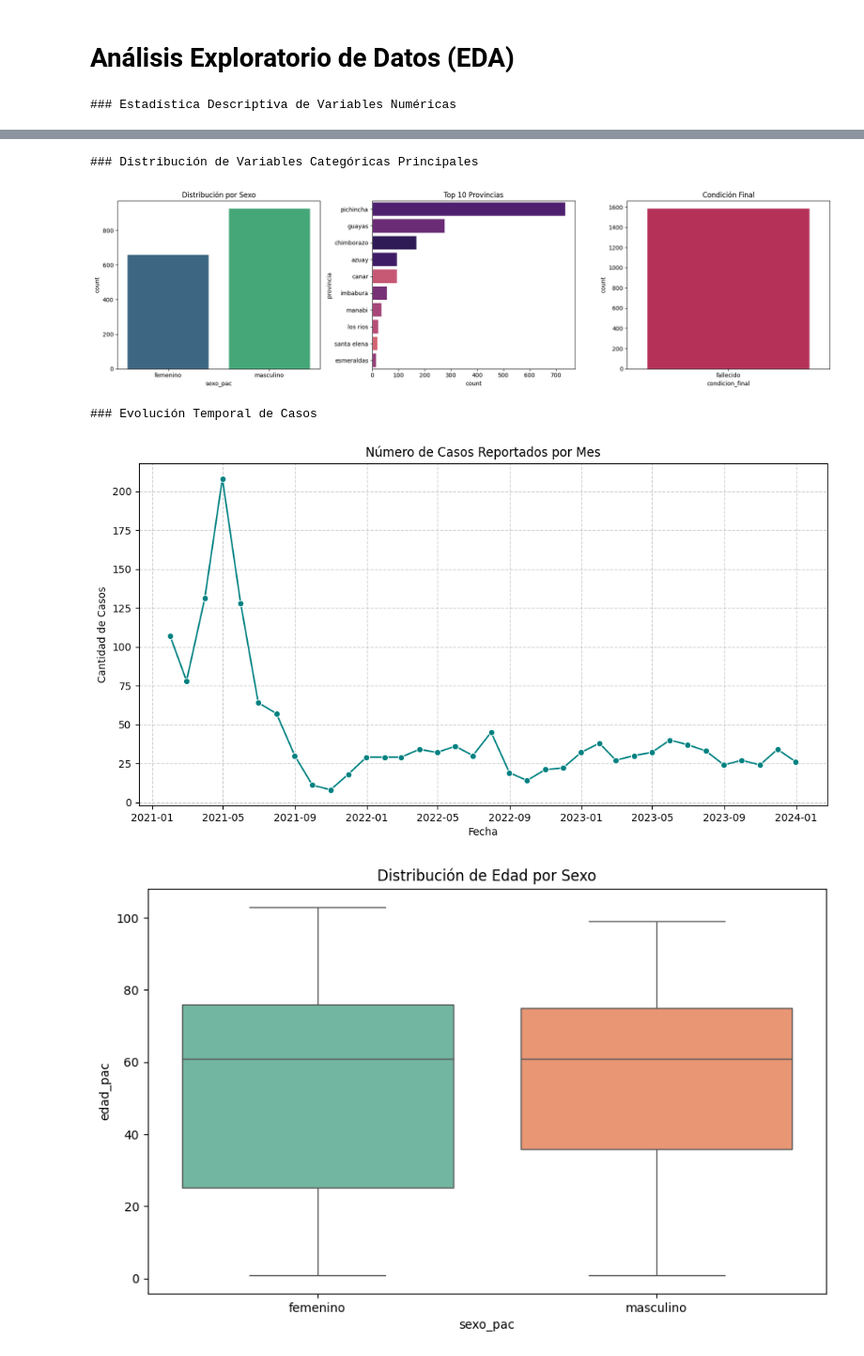
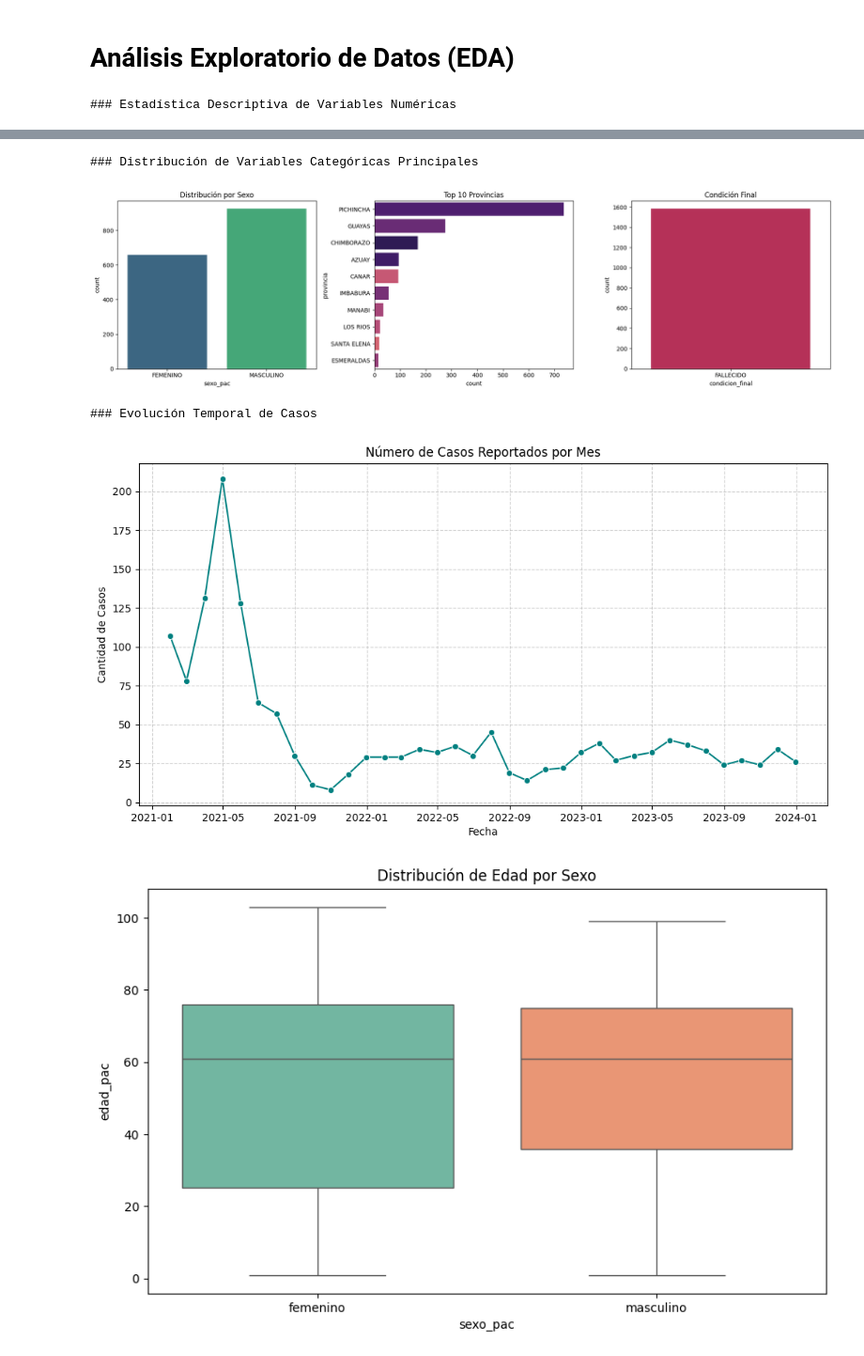
Before and after one commit to monikabenavides/MaestriaUHE, a Jupyter notebook: Actividad1.ipynb, the cells around one changed output, grey strips where cells are left out. Shown at 94% size. Cells and saved outputs as stored; diff of their text form; code cells hidden in the pictures.

Commit message:
Creado con Colab - actualización con limpieza

```diff
--- a/Actividad1.ipynb
+++ b/Actividad1.ipynb
@@ -106,0 +85,36 @@ Columna 'edad_homologada' creada y verificada.
+# %%
+import pandas as pd
+
+# 1. Corrección de caracteres especiales (Sustituir '?' por 'Ñ')
+df = df.replace('\\?', 'Ñ', regex=True)
+
+# 2. Homologación de edad
+def homologar_edad(row):
+    edad = row['edad_pac']
+    tipo = str(row['tipo_edad_pac']).upper()
+    if 'MES' in tipo:
+        return edad / 12
+    elif 'DIA' in tipo:
+        return edad / 365
+    return edad
+
+df['edad_homologada'] = df.apply(homologar_edad, axis=1)
+
+# 3. Estandarización de texto (MAYÚSCULAS y sin espacios)
+columnas_obj = df.select_dtypes(include=['object']).columns
+for col in columnas_obj:
+    df[col] = df[col].astype(str).str.upper().str.strip()
+
+# 4. Manejo de valores nulos en columnas críticas
+df['embarazo'] = df['embarazo'].fillna('NO APLICA')
+df['ingreso_uci'] = df['ingreso_uci'].fillna('NO')
+df['egreso_uci'] = df['egreso_uci'].fillna('NO')
+
+print("Limpieza completada: '?' reemplazado por 'Ñ', edad homologada y todos los textos en MAYÚSCULAS.")
+print(f"El dataset tiene actualmente {df.shape[0]} filas y {df.shape[1]} columnas.")
+
+print("\n--- Primeras 5 filas ---")
+display(df[['edad_pac', 'tipo_edad_pac', 'edad_homologada', 'sexo_pac', 'comorbilidad']].head())
+
+print("\n--- Últimas 5 filas ---")
+display(df[['edad_pac', 'tipo_edad_pac', 'edad_homologada', 'sexo_pac', 'comorbilidad']].tail())
@@ -125,35 +157,36 @@ sns.countplot(data=df, y='provincia', ax=axes[1], palette='magma', order=df['pro
 axes[1].set_title('Top 10 Provincias')
 
 sns.countplot(data=df, x='condicion_final', ax=axes[2], palette='rocket', hue='condicion_final', legend=False)
 axes[2].set_title('Condición Final')
 
 plt.tight_layout()
 plt.show()
 
 # 3. Análisis de Variables Temporales
 print("\n### Evolución Temporal de Casos")
-df_temp = df.set_index('fecha_caso_pac').resample('M').size().reset_index(name='conteo')
+# Se cambia 'M' por 'ME' para evitar FutureWarning en pandas
+df_temp = df.set_index(pd.to_datetime(df['fecha_caso_pac'])).resample('ME').size().reset_index(name='conteo')
 
 plt.figure(figsize=(12, 6))
 sns.lineplot(data=df_temp, x='fecha_caso_pac', y='conteo', marker='o', color='teal')
 plt.title('Número de Casos Reportados por Mes')
 plt.xlabel('Fecha')
 plt.ylabel('Cantidad de Casos')
 plt.grid(True, linestyle='--', alpha=0.6)
 plt.show()
 # %% [output]
 ### Estadística Descriptiva de Variables Numéricas
 |  | cod_paciente | fecha_caso_pac | fecha_hospitalizacion | edad_pac | semana_epi | fecha_investigacion | ... |
 | count | 1584.000000 | 1584 | 1584 | 1584.000000 | 1584.000000 | 1584 | ... |
 | mean | 47669.800505 | 2022-01-29 09:13:38.181818112 | 2022-01-28 02:13:38.181818368 | 52.893308 | 21.098485 | 2022-01-29 09:13:38.181818112 | ... |
 | min | 40960.000000 | 2021-01-01 00:00:00 | 2020-12-31 00:00:00 | 1.000000 | 1.000000 | 2021-01-01 00:00:00 | ... |
 | 25% | 43598.500000 | 2021-04-13 00:00:00 | 2021-04-11 00:00:00 | 34.000000 | 11.000000 | 2021-04-13 00:00:00 | ... |
 | 50% | 45477.000000 | 2021-08-12 12:00:00 | 2021-08-11 00:00:00 | 61.000000 | 17.500000 | 2021-08-12 12:00:00 | ... |
 | 75% | 51183.000000 | 2022-12-10 12:00:00 | 2022-12-07 18:00:00 | 76.000000 | 29.000000 | 2022-12-10 12:00:00 | ... |
 | max | 59769.000000 | 2023-12-29 00:00:00 | 2023-12-29 00:00:00 | 103.000000 | 53.000000 | 2023-12-29 00:00:00 | ... |
 | std | 5130.379870 | NaN | NaN | 28.879025 | 14.092929 | NaN | ... |
 ### Distribución de Variables Categóricas Principales
-[figure, old version]
+[figure, new version]
 ### Evolución Temporal de Casos
 [figure]
 # %%
```
Also changed, not shown: parts of 7 cells of this notebook.
